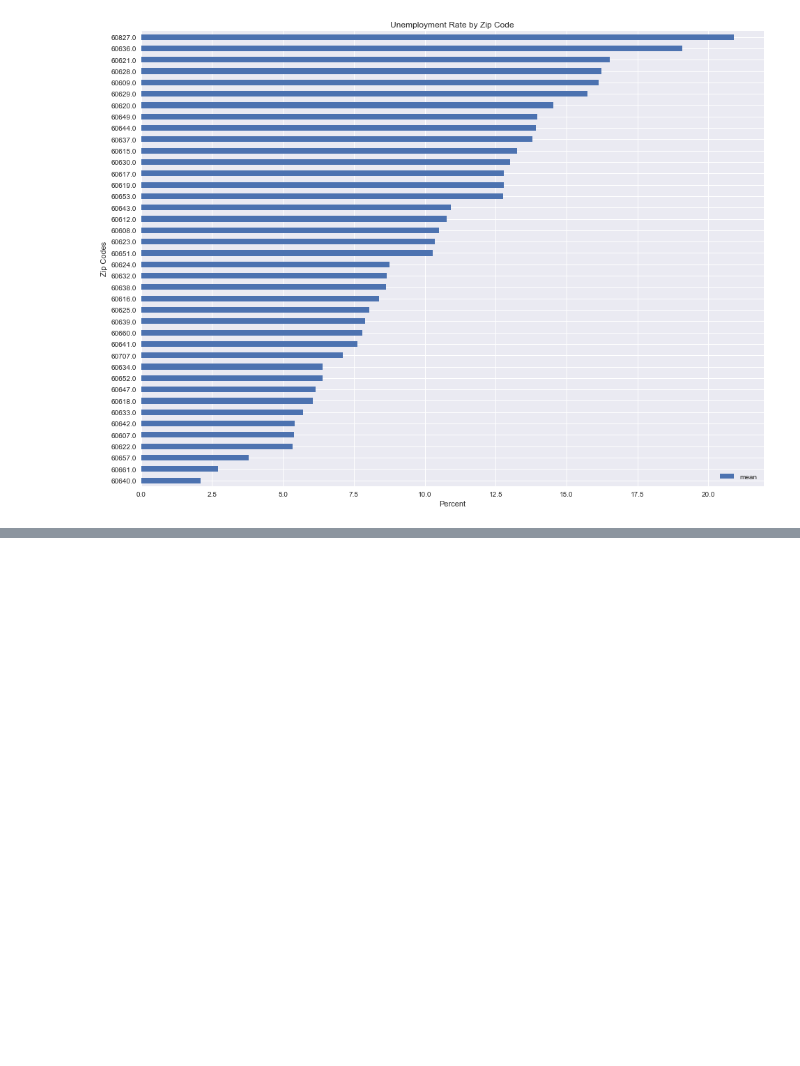
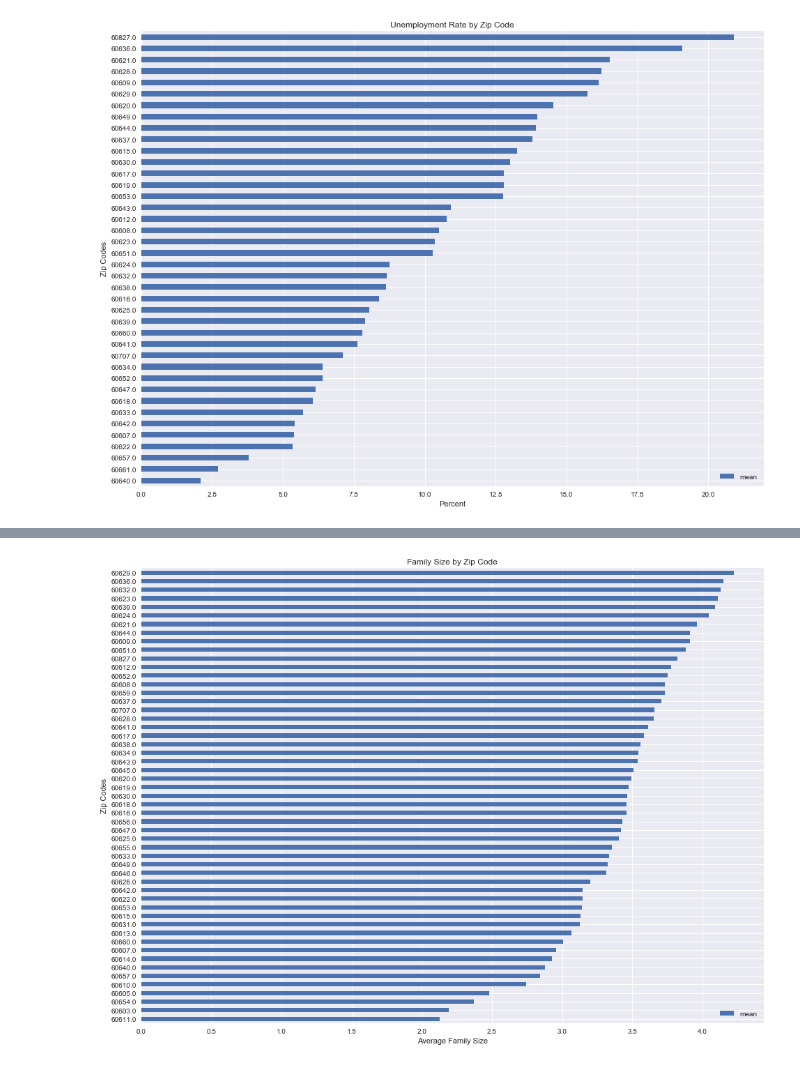
Before and after one commit to ratulesrar3/ml-pubpol, a Jupyter notebook: hw1/hw1_part2.ipynb, the cells around one changed output, grey strips where cells are left out. Drawn from its saved outputs; the diff is of its cells as text; code cells hidden in the pictures; blank space fills up the shorter version.

```diff
--- a/hw1/hw1_part2.ipynb
+++ b/hw1/hw1_part2.ipynb
@@ -43,0 +63,4 @@ plot_dist(unemployment_dist, 'Unemployment Rate by Zip Code', 'Percent')
+# %%
+plot_dist(fam_size_dist_2, 'Family Size by Zip Code', 'Average Family Size')
+# %% [output]
+[figure, added]
```
Also changed, not shown: parts of 12 cells of this notebook, 1 other file.
